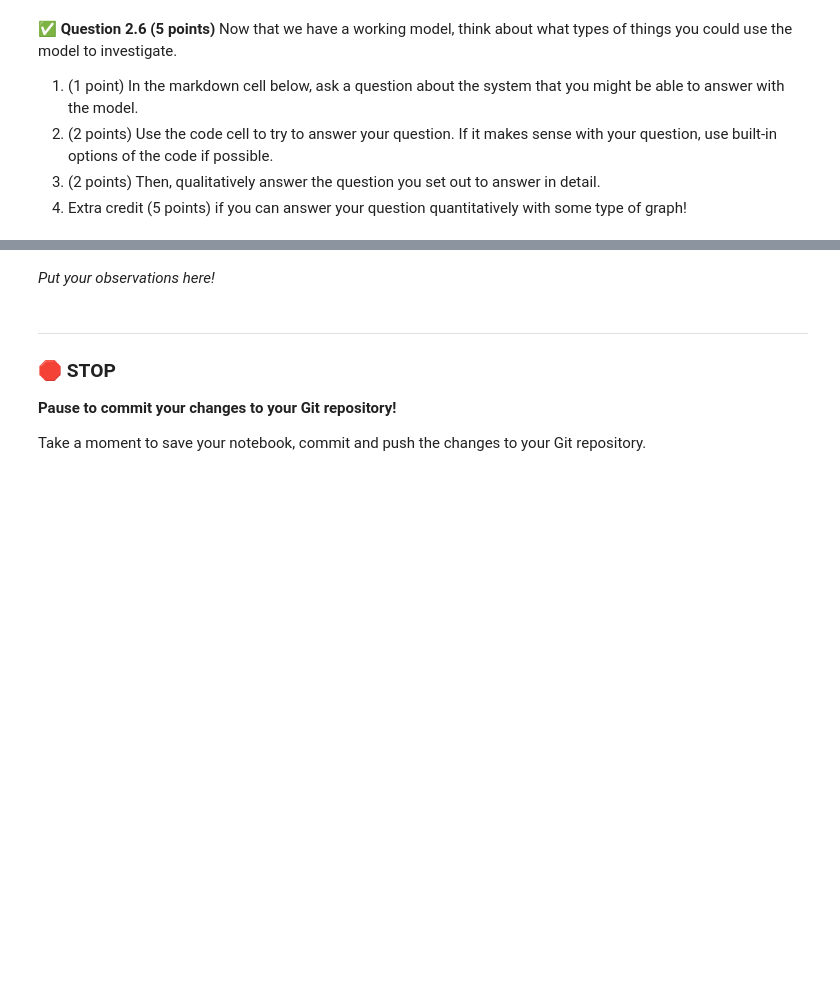
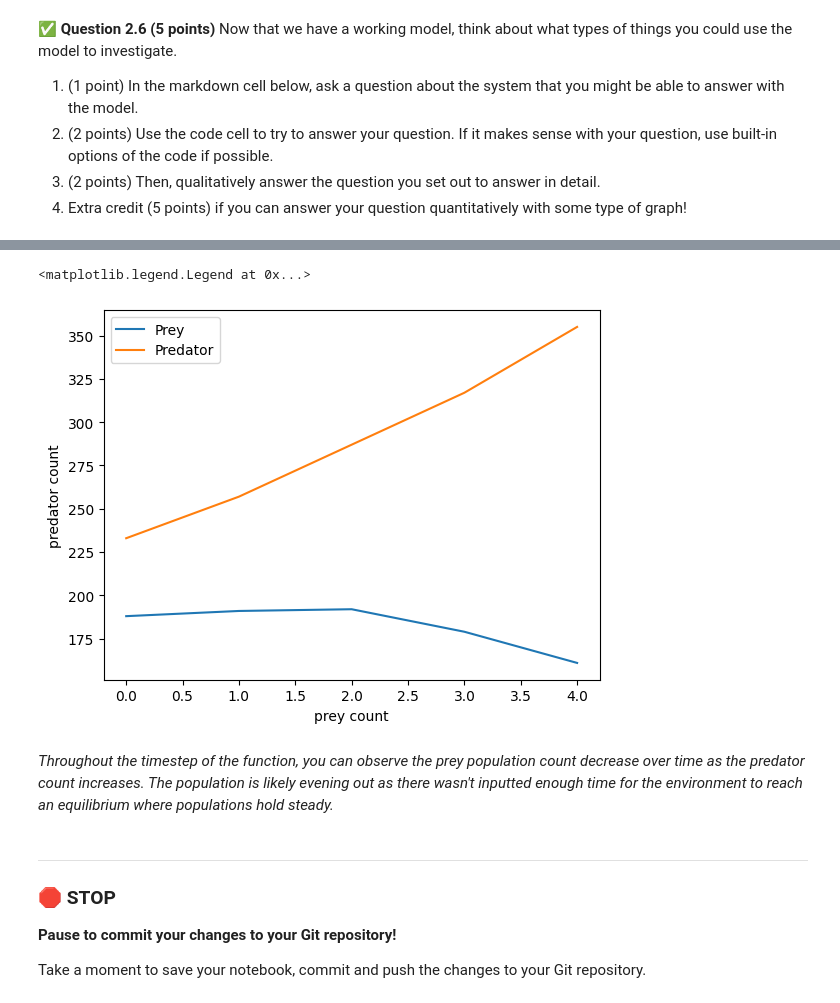
Before and after one commit to arshwasnik/cmse202-s26-turnin, a Jupyter notebook: hw-02/HW-02_ABMandGraphTheory-STUDENT.ipynb, the cells around one changed output, grey strips where cells are left out. Drawn from its saved outputs; the diff is of its cells as text; code cells hidden in the pictures; blank space fills up the shorter version.

```diff
--- a/hw-02/HW-02_ABMandGraphTheory-STUDENT.ipynb
+++ b/hw-02/HW-02_ABMandGraphTheory-STUDENT.ipynb
@@ -360,5 +503,14 @@ for i in range(20):
+# %%
+plt.plot(prey_counts, label = "Prey")
+plt.plot(predator_counts, label = "Predator")
+plt.xlabel("prey count")
+plt.ylabel("predator count")
+plt.legend()
+# %% [output]
+<matplotlib.legend.Legend at 0x...>
+[figure, added]
 # %% [markdown]
-*Put your observations here!*
+*Throughout the timestep of the function, you can observe the prey population count decrease over time as the predator count increases. The population is likely evening out as there wasn't inputted enough time for the environment to reach an equilibrium where populations hold steady.*
 # %% [markdown]
 ---
 ### &#128721; STOP
```
Also changed, not shown: parts of 12 cells of this notebook.
